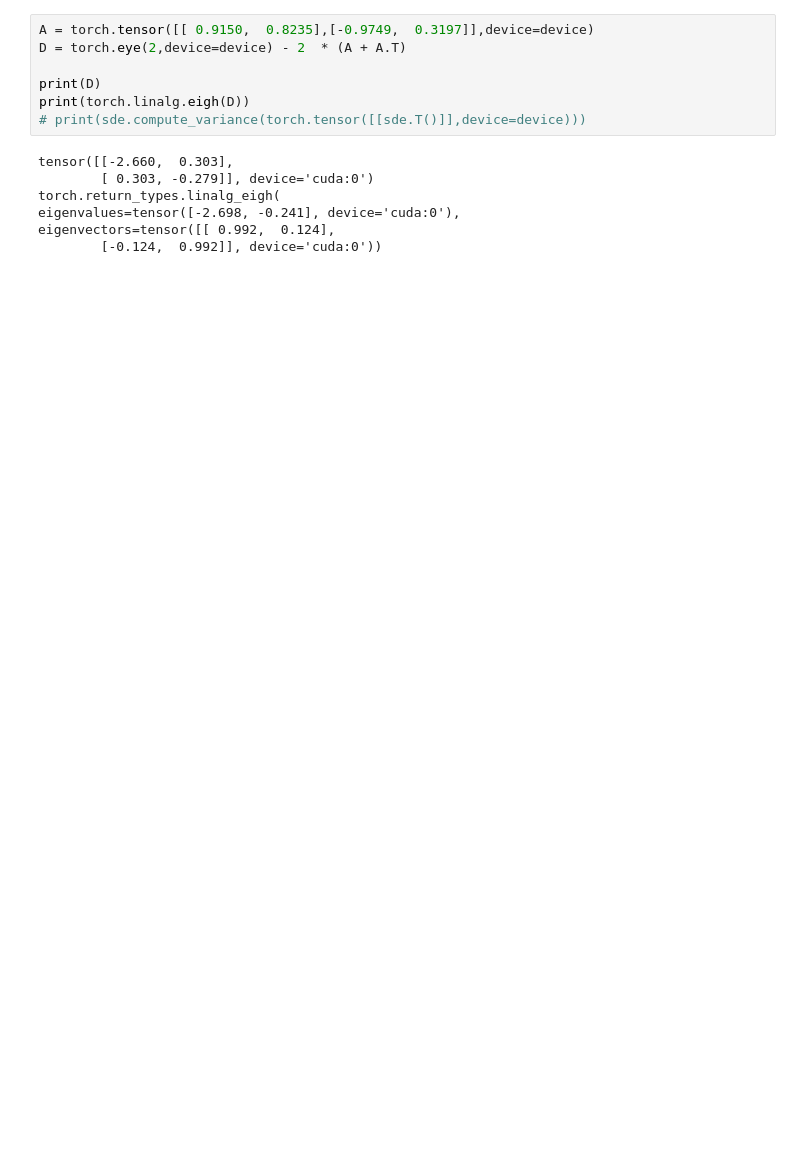
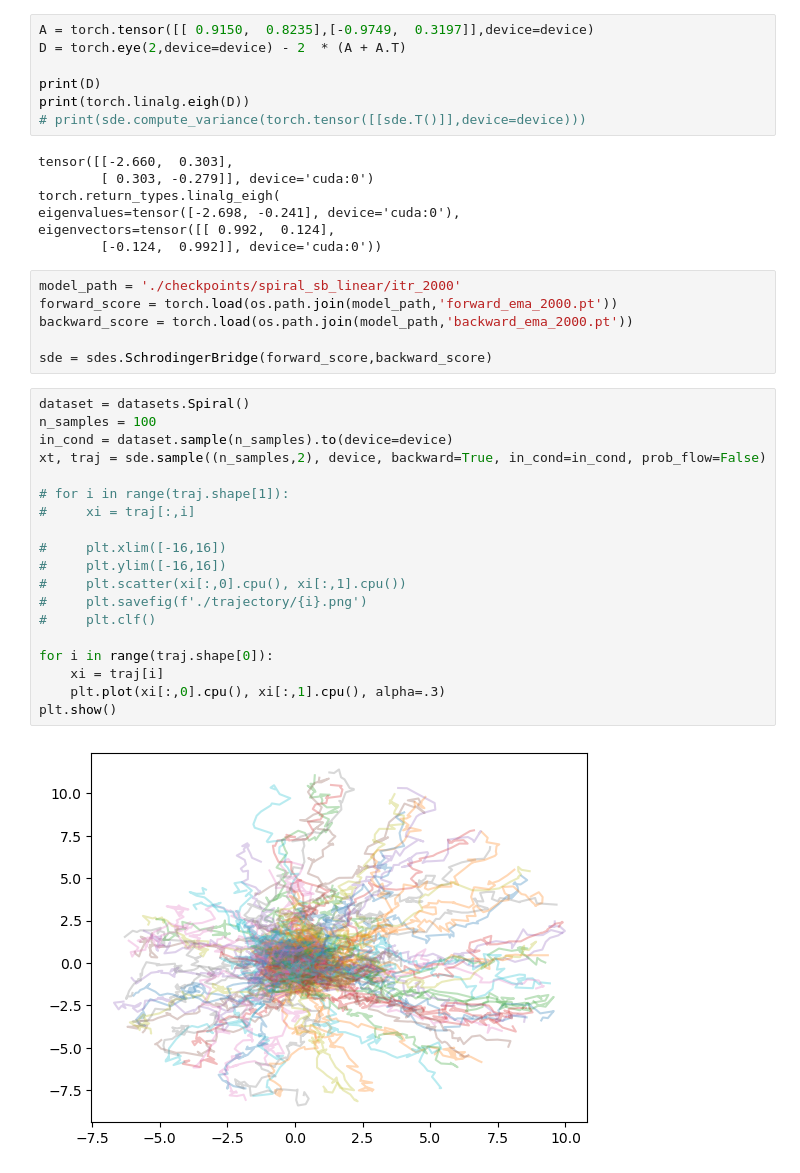
Before and after one commit to KevinRojas1499/variational-sb, a Jupyter notebook: experiment.ipynb, the cells around one changed output. Drawn from its saved outputs; the diff is of its cells as text; blank space fills up the shorter version.

```diff
--- a/experiment.ipynb
+++ b/experiment.ipynb
@@ -181,3 +134,30 @@ torch.return_types.linalg_eigh(
 eigenvalues=tensor([-2.698, -0.241], device='cuda:0'),
 eigenvectors=tensor([[ 0.992,  0.124],
         [-0.124,  0.992]], device='cuda:0'))
+# %%
+model_path = './checkpoints/spiral_sb_linear/itr_2000'
+forward_score = torch.load(os.path.join(model_path,'forward_ema_2000.pt'))
+backward_score = torch.load(os.path.join(model_path,'backward_ema_2000.pt'))
+
+sde = sdes.SchrodingerBridge(forward_score,backward_score)
+# %%
+dataset = datasets.Spiral()
+n_samples = 100
+in_cond = dataset.sample(n_samples).to(device=device)
+xt, traj = sde.sample((n_samples,2), device, backward=True, in_cond=in_cond, prob_flow=False)
+
+# for i in range(traj.shape[1]):
+#     xi = traj[:,i]
+
+#     plt.xlim([-16,16])
+#     plt.ylim([-16,16])
+#     plt.scatter(xi[:,0].cpu(), xi[:,1].cpu())
+#     plt.savefig(f'./trajectory/{i}.png')
+#     plt.clf()
+
+for i in range(traj.shape[0]):
+    xi = traj[i]
+    plt.plot(xi[:,0].cpu(), xi[:,1].cpu(), alpha=.3)
+plt.show()
+# %% [output]
+[figure, added]
```
Also changed, not shown: parts of 5 cells of this notebook, 2 other files.
